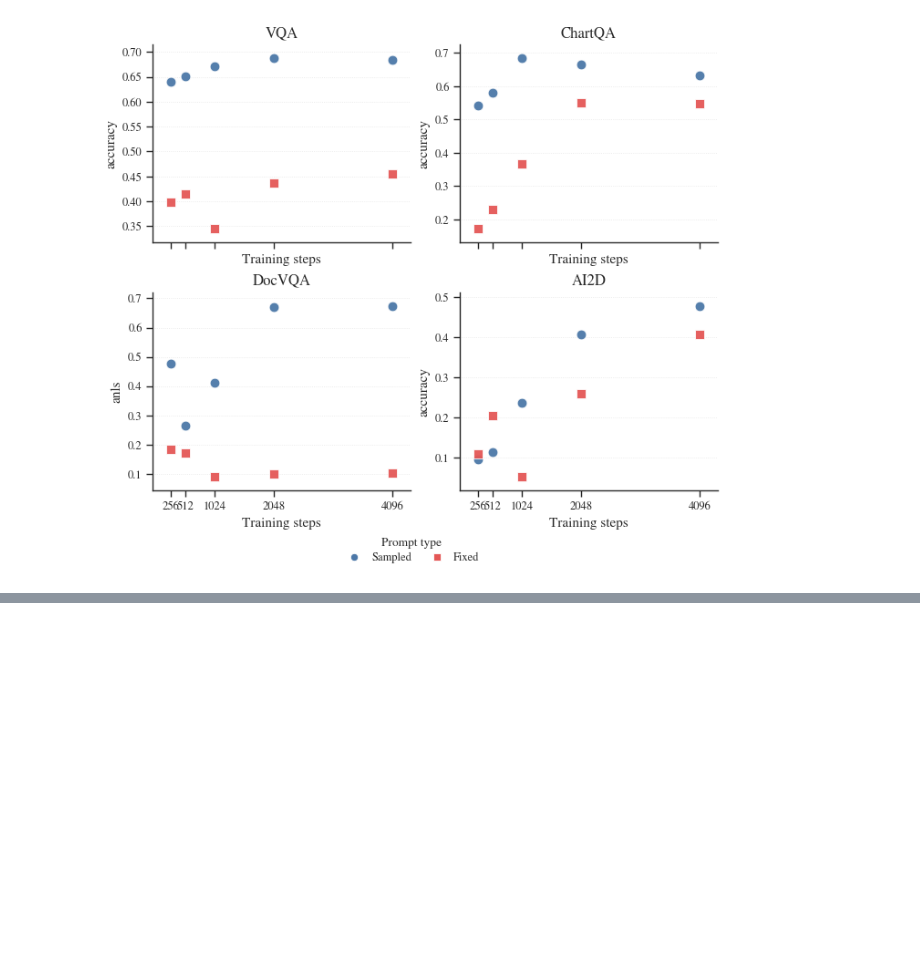
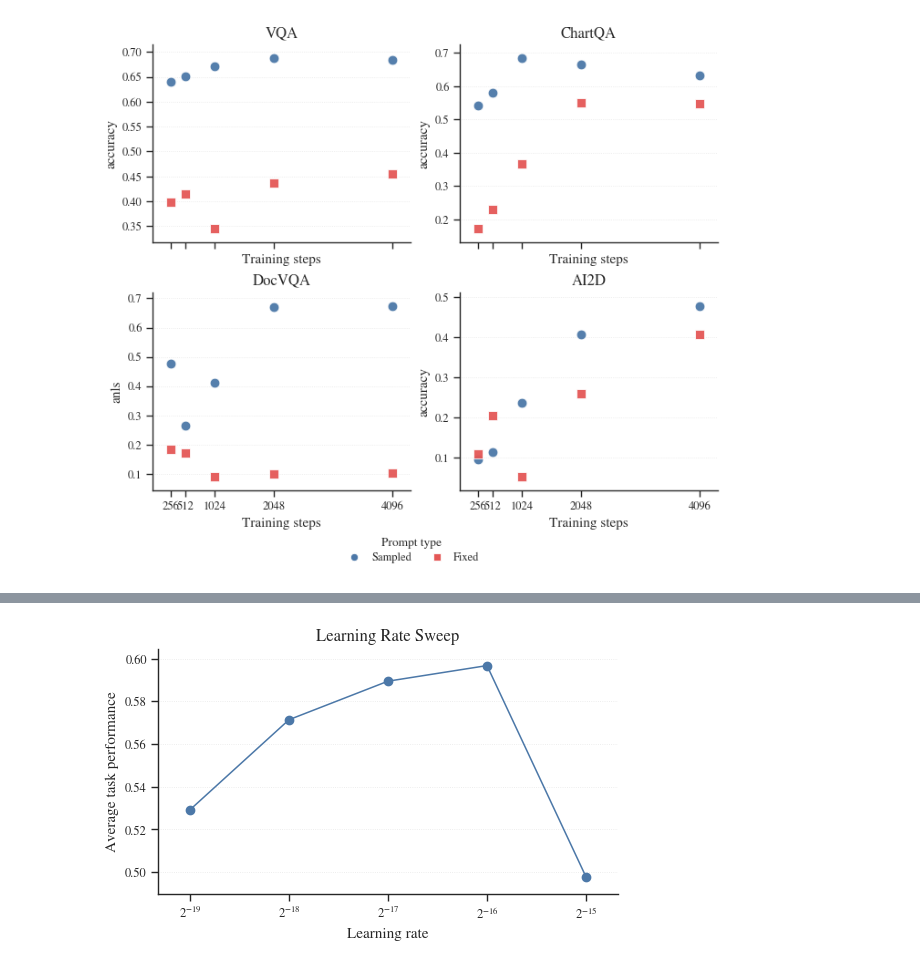
Before and after one commit to graphcore-research/llama-mobile-vlm, a Jupyter notebook: 20260415-PaperFigures.ipynb, the cells around one changed output, grey strips where cells are left out. Saved outputs shown, nothing was run; the diff lists cells and outputs as text; code cells hidden in the pictures; blank space fills up the shorter version.

Commit message:
Add lr sweep

```diff
--- a/20260415-PaperFigures.ipynb
+++ b/20260415-PaperFigures.ipynb
@@ -641,0 +648,8 @@ plt.show()
+# %%
+lr_sweep_run = "lr-sweep-27-04-26"
+
+lr_df = runs_dataframe(api, lr_sweep_run).sort_values("lr").reset_index(drop=True)
+lr_ticks = lr_df["lr"].tolist()
+lr_tick_labels = [rf"$2^{{{round(np.log2(lr))}}}$" for lr in lr_ticks]
+
+display(lr_df[["name", "lr", "overall", "train_loss", "val_loss"]])
@@ -641,0 +663,26 @@ plt.show()
+# %%
+figsize = (5.2, 3.2)
+fig, ax = plt.subplots(figsize=figsize, constrained_layout=True)
+
+ax.plot(
+    lr_df["lr"],
+    lr_df["overall"],
+    marker="o",
+    markersize=6,
+    color=COLORS["int_qat"],
+    linewidth=LINE_WIDTH,
+)
+ax.set_xscale("log", base=2)
+ax.set(
+    title="Learning Rate Sweep",
+    xlabel="Learning rate",
+    ylabel="Average task performance",
+    xticks=lr_ticks,
+    xticklabels=lr_tick_labels,
+)
+finish_axis(ax, x_margin=0.08)
+
+save_figure(fig, "fig_lr_overall.pdf")
+plt.show()
+# %% [output]
+[figure, added]
```
Also changed, not shown: parts of 8 cells of this notebook.
